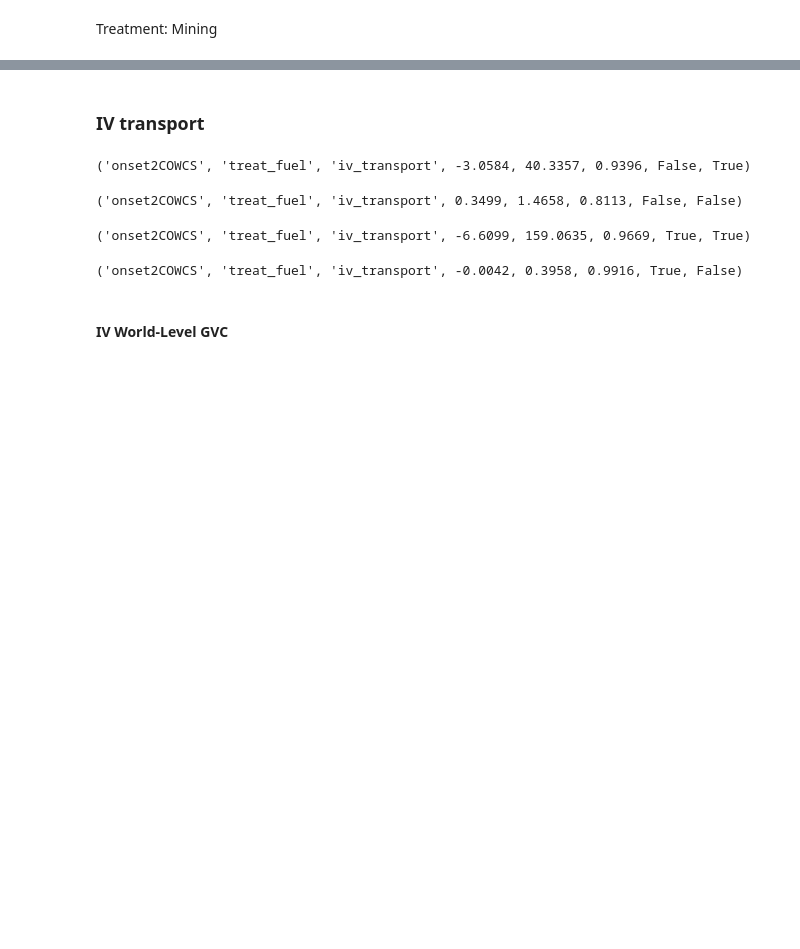
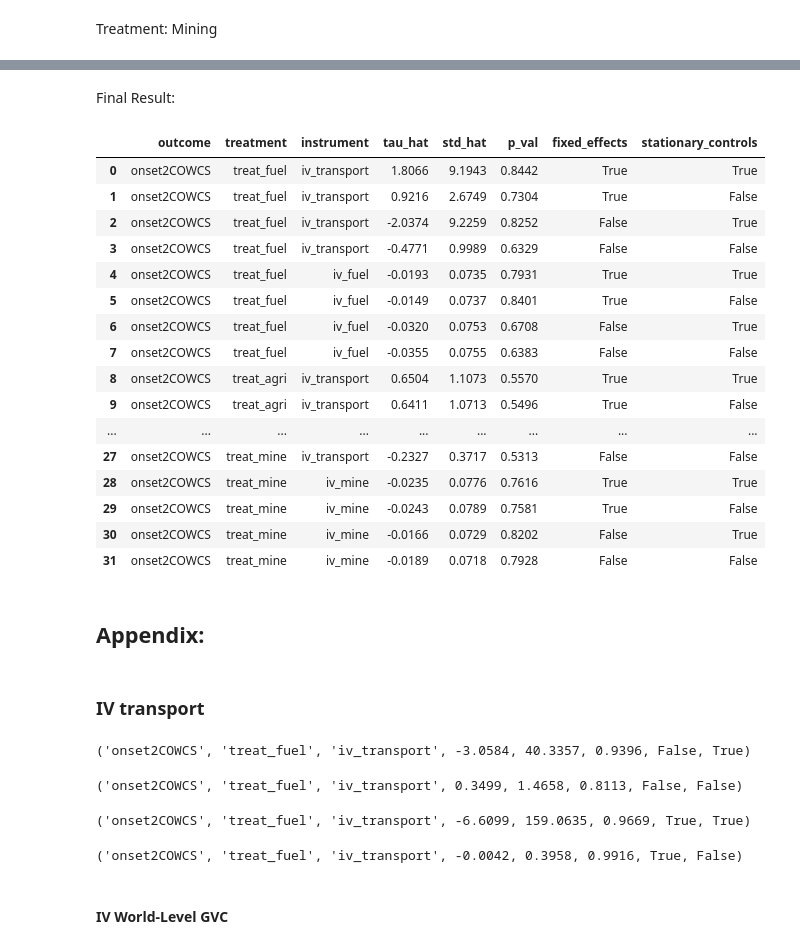
Before and after one commit to wanranzhao/ECMA31320-project, a Jupyter notebook: code/double_ml/ml-modeling.ipynb, the cells around one changed output, grey strips where cells are left out. Cells and saved outputs as stored; diff of their text form; code cells hidden in the pictures; blank space fills up the shorter version.

```diff
--- a/code/double_ml/ml-modeling.ipynb
+++ b/code/double_ml/ml-modeling.ipynb
@@ -341,2 +324,12 @@ run_all(df,
 # %% [markdown]
 Treatment: Agriculture
+# %%
+agri_res = run_all(df,
+        outcome_l = ['onset2COWCS'],
+        treatment_l = ['treat_agri'],
+        instrument_l = [['iv_transport'], ['iv_agri']],
+        block_fe_l = ['country', 't'],
+        block_sta_l = ['logmountain', 'ethnic_fractionalization', 'religion_fractionalization',
+                       'language_fractionalization', 'leg_british', 'opec'],
+        block_other_l = ['democracy', 'logpop_M_diff', 'logpopdens_diff',
+                         'logoutreg_diff', 'ecgrowth_demeaned'])
@@ -343,2 +348,12 @@ Treatment: Agriculture
 # %% [markdown]
 Treatment: Metal
+# %%
+metal_res = run_all(df,
+        outcome_l = ['onset2COWCS'],
+        treatment_l = ['treat_metal'],
+        instrument_l = [['iv_transport'], ['iv_metal']],
+        block_fe_l = ['country', 't'],
+        block_sta_l = ['logmountain', 'ethnic_fractionalization', 'religion_fractionalization',
+                       'language_fractionalization', 'leg_british', 'opec'],
+        block_other_l = ['democracy', 'logpop_M_diff', 'logpopdens_diff',
+                         'logoutreg_diff', 'ecgrowth_demeaned'])
@@ -345,2 +372,12 @@ Treatment: Metal
 # %% [markdown]
 Treatment: Mining
+# %%
+mine_res = run_all(df,
+        outcome_l = ['onset2COWCS'],
+        treatment_l = ['treat_mine'],
+        instrument_l = [['iv_transport'], ['iv_mine']],
+        block_fe_l = ['country', 't'],
+        block_sta_l = ['logmountain', 'ethnic_fractionalization', 'religion_fractionalization',
+                       'language_fractionalization', 'leg_british', 'opec'],
+        block_other_l = ['democracy', 'logpop_M_diff', 'logpopdens_diff',
+                         'logoutreg_diff', 'ecgrowth_demeaned'])
@@ -346,0 +396,26 @@ Treatment: Mining
+# %% [markdown]
+Final Result:
+# %%
+dfs = [fuel_res, agri_res, metal_res, mine_res]
+stacked_df = pd.concat(dfs)
+final_res = stacked_df.reset_index(drop=True)
+# %%
+final_res
+# %% [output]
+|  | outcome | treatment | instrument | tau_hat | std_hat | p_val | fixed_effects | stationary_controls |
+| 0 | onset2COWCS | treat_fuel | iv_transport | 1.8066 | 9.1943 | 0.8442 | True | True |
+| 1 | onset2COWCS | treat_fuel | iv_transport | 0.9216 | 2.6749 | 0.7304 | True | False |
+| 2 | onset2COWCS | treat_fuel | iv_transport | -2.0374 | 9.2259 | 0.8252 | False | True |
+| 3 | onset2COWCS | treat_fuel | iv_transport | -0.4771 | 0.9989 | 0.6329 | False | False |
+| 4 | onset2COWCS | treat_fuel | iv_fuel | -0.0193 | 0.0735 | 0.7931 | True | True |
+| 5 | onset2COWCS | treat_fuel | iv_fuel | -0.0149 | 0.0737 | 0.8401 | True | False |
+| 6 | onset2COWCS | treat_fuel | iv_fuel | -0.0320 | 0.0753 | 0.6708 | False | True |
+| 7 | onset2COWCS | treat_fuel | iv_fuel | -0.0355 | 0.0755 | 0.6383 | False | False |
+| 8 | onset2COWCS | treat_agri | iv_transport | 0.6504 | 1.1073 | 0.5570 | True | True |
+| 9 | onset2COWCS | treat_agri | iv_transport | 0.6411 | 1.0713 | 0.5496 | True | False |
+| ... | ... | ... | ... | ... | ... | ... | ... | ... |
+| 27 | onset2COWCS | treat_mine | iv_transport | -0.2327 | 0.3717 | 0.5313 | False | False |
+| 28 | onset2COWCS | treat_mine | iv_mine | -0.0235 | 0.0776 | 0.7616 | True | True |
+| 29 | onset2COWCS | treat_mine | iv_mine | -0.0243 | 0.0789 | 0.7581 | True | False |
+| 30 | onset2COWCS | treat_mine | iv_mine | -0.0166 | 0.0729 | 0.8202 | False | True |
+| 31 | onset2COWCS | treat_mine | iv_mine | -0.0189 | 0.0718 | 0.7928 | False | False |
@@ -347,3 +424,5 @@ Treatment: Mining
+# %% [markdown]
+## Appendix:
 # %% [markdown]
 ### IV transport
 # %%
```
Also changed, not shown: parts of 7 cells of this notebook, 1 other file.
